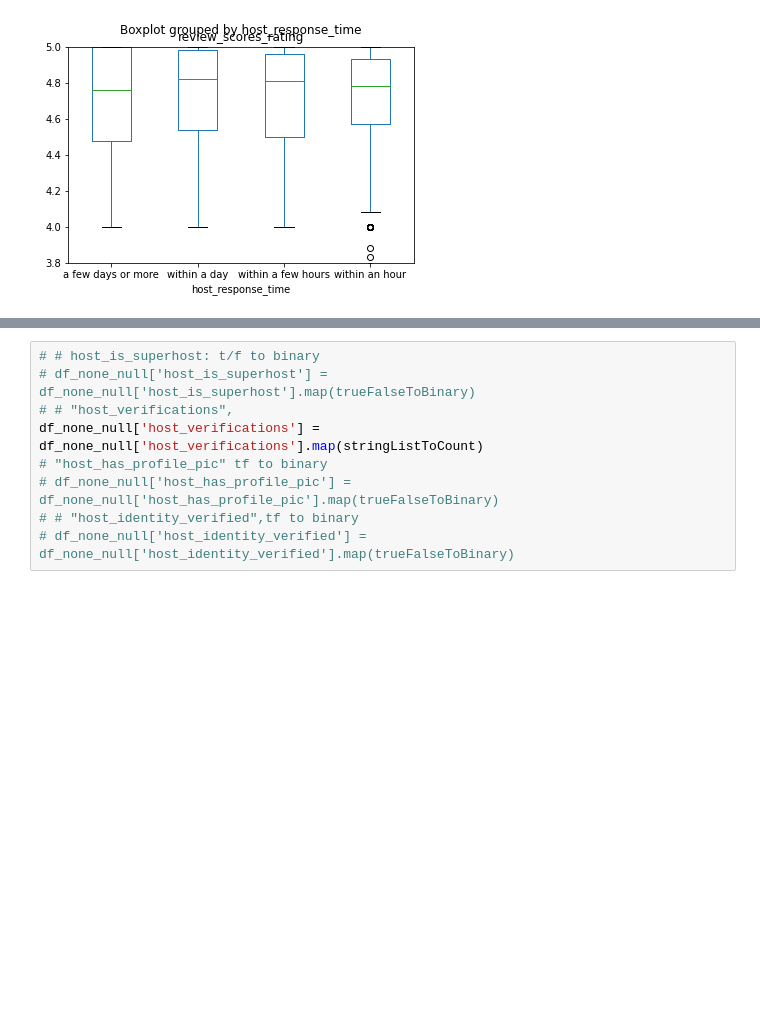
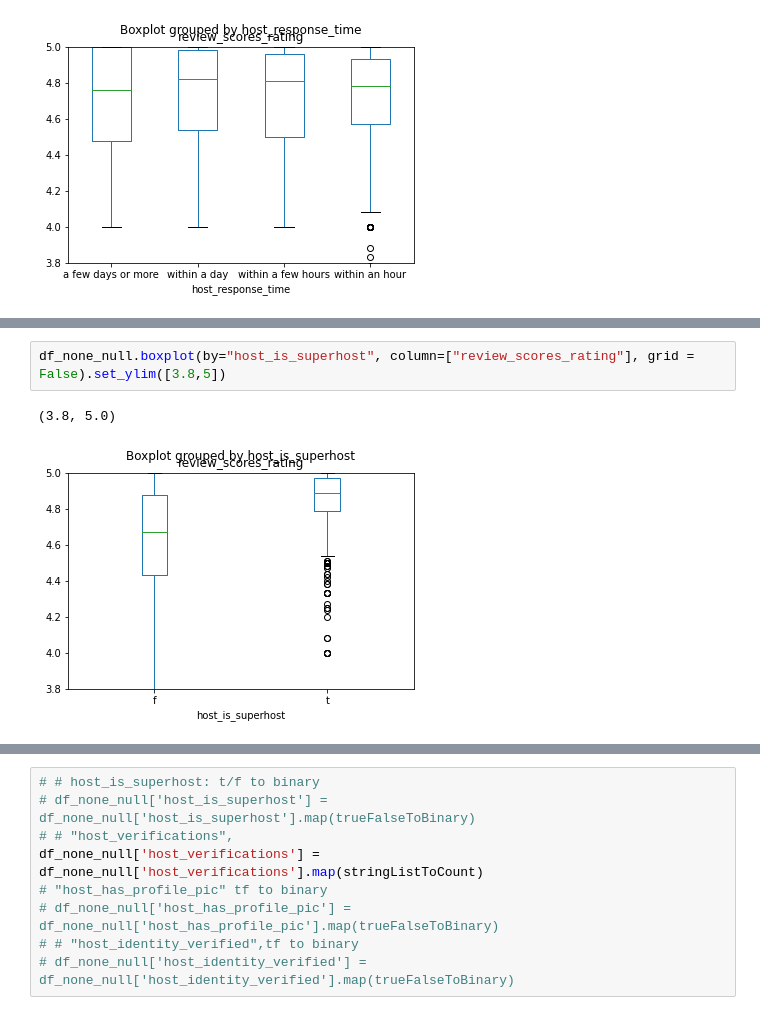
Before and after one commit to Fabrizio-Andrew/Vacation-Rental-Pricing-Estimator, a Jupyter notebook: experimentation/eda0.ipynb, the cells around one changed output, grey strips where cells are left out. Drawn from its saved outputs; the diff is of its cells as text; blank space fills up the shorter version.

```diff
--- a/experimentation/eda0.ipynb
+++ b/experimentation/eda0.ipynb
@@ -352,0 +356,5 @@ df_none_null['host_is_superhost'] = df_none_null['host_is_superhost'].map(trueFa
+# %%
+df_none_null.boxplot(by="host_is_superhost", column=["review_scores_rating"], grid = False).set_ylim([3.8,5])
+# %% [output]
+(3.8, 5.0)
+[figure, added]
```
Also changed, not shown: parts of 12 cells of this notebook.
